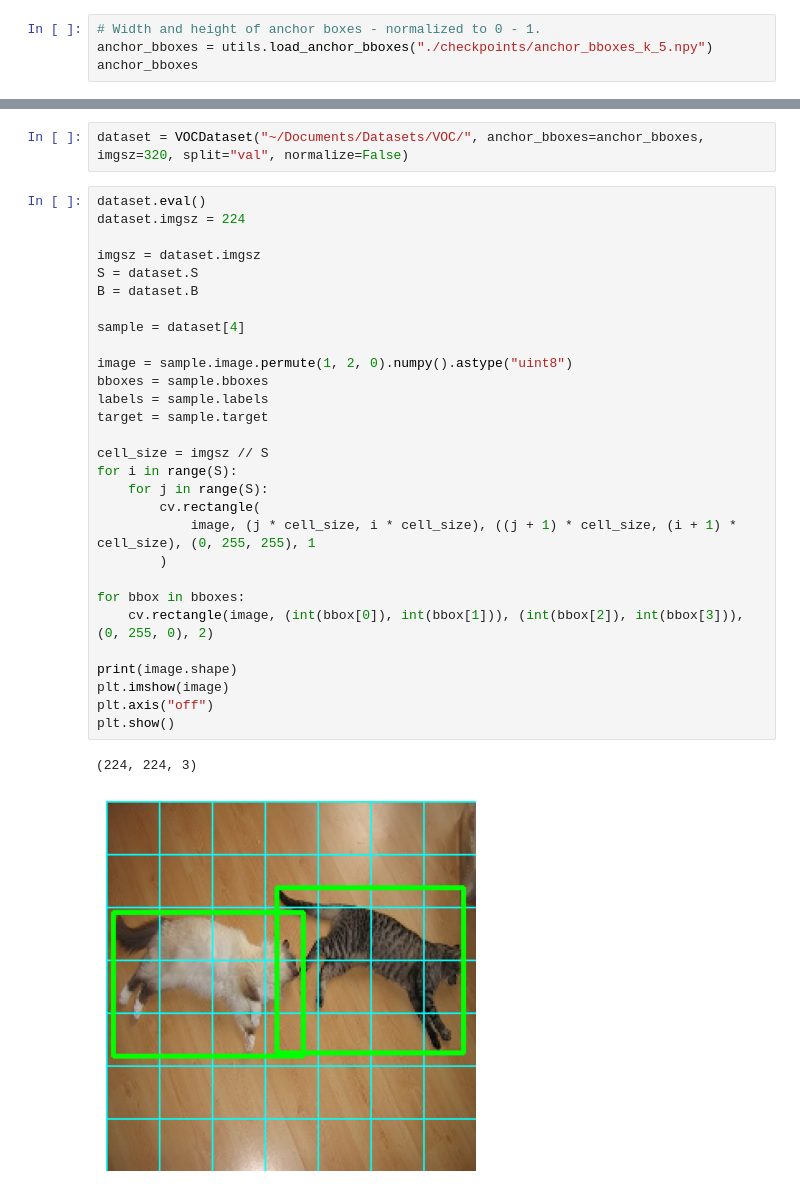
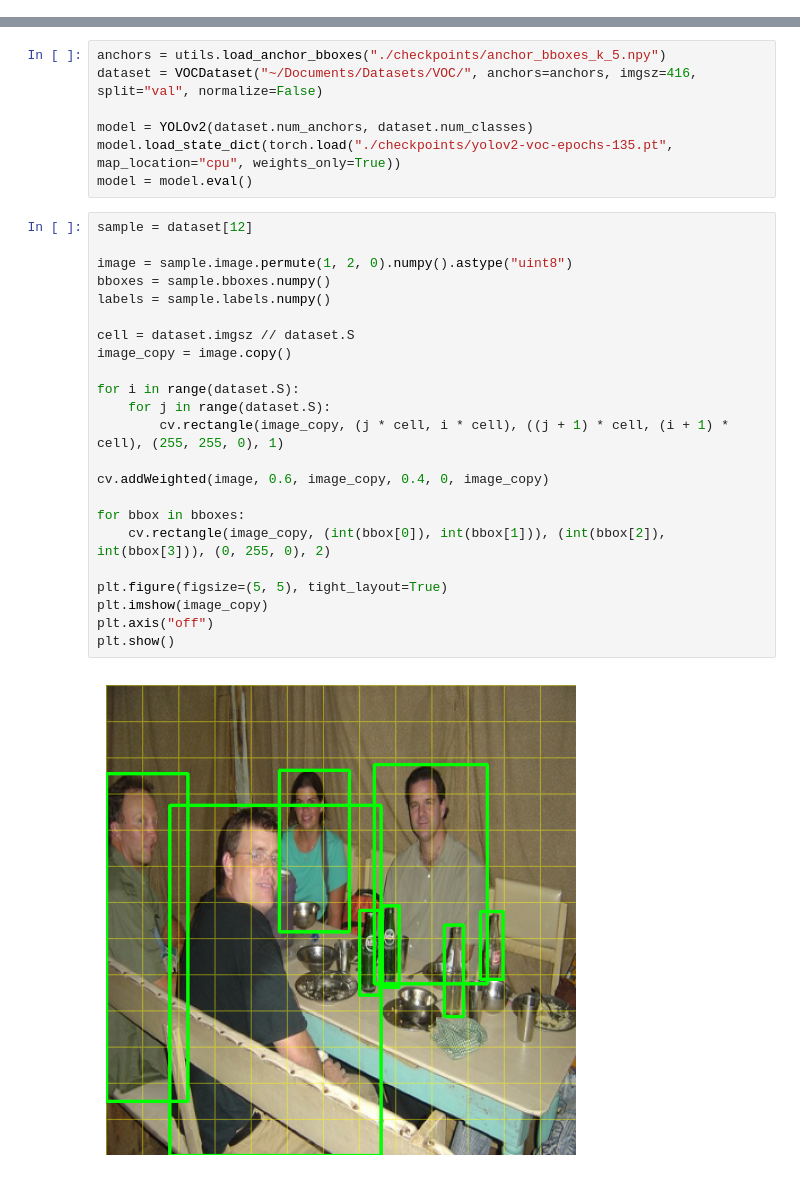
Before and after one commit to mateuszk098/neural-nets, a Jupyter notebook: notebooks/yolo/v2/notes.ipynb, the cells around one changed output, grey strips where cells are left out. Drawn from its saved outputs; the diff is of its cells as text.

```diff
--- a/notebooks/yolo/v2/notes.ipynb
+++ b/notebooks/yolo/v2/notes.ipynb
@@ -21,4 +13,0 @@ torch.Size([1, 125, 13, 13])
-# %%
-# Width and height of anchor boxes - normalized to 0 - 1.
-anchor_bboxes = utils.load_anchor_bboxes("./checkpoints/anchor_bboxes_k_5.npy")
-anchor_bboxes
@@ -31,34 +14,32 @@ tensor([[0.0909, 0.1513],
-# %%
-dataset = VOCDataset("~/Documents/Datasets/VOC/", anchor_bboxes=anchor_bboxes, imgsz=320, split="val", normalize=False)
+# %%
+anchors = utils.load_anchor_bboxes("./checkpoints/anchor_bboxes_k_5.npy")
+dataset = VOCDataset("~/Documents/Datasets/VOC/", anchors=anchors, imgsz=416, split="val", normalize=False)
+
+model = YOLOv2(dataset.num_anchors, dataset.num_classes)
+model.load_state_dict(torch.load("./checkpoints/yolov2-voc-epochs-135.pt", map_location="cpu", weights_only=True))
+model = model.eval()
 # %%
-dataset.eval()
-dataset.imgsz = 224
-
-imgsz = dataset.imgsz
-S = dataset.S
-B = dataset.B
-
-sample = dataset[4]
+sample = dataset[12]
 
 image = sample.image.permute(1, 2, 0).numpy().astype("uint8")
-bboxes = sample.bboxes
-labels = sample.labels
-target = sample.target
+bboxes = sample.bboxes.numpy()
+labels = sample.labels.numpy()
 
-cell_size = imgsz // S
-for i in range(S):
-    for j in range(S):
-        cv.rectangle(
-            image, (j * cell_size, i * cell_size), ((j + 1) * cell_size, (i + 1) * cell_size), (0, 255, 255), 1
-        )
+cell = dataset.imgsz // dataset.S
+image_copy = image.copy()
+
+for i in range(dataset.S):
+    for j in range(dataset.S):
+        cv.rectangle(image_copy, (j * cell, i * cell), ((j + 1) * cell, (i + 1) * cell), (255, 255, 0), 1)
+
+cv.addWeighted(image, 0.6, image_copy, 0.4, 0, image_copy)
 
 for bbox in bboxes:
-    cv.rectangle(image, (int(bbox[0]), int(bbox[1])), (int(bbox[2]), int(bbox[3])), (0, 255, 0), 2)
+    cv.rectangle(image_copy, (int(bbox[0]), int(bbox[1])), (int(bbox[2]), int(bbox[3])), (0, 255, 0), 2)
 
-print(image.shape)
-plt.imshow(image)
+plt.figure(figsize=(5, 5), tight_layout=True)
+plt.imshow(image_copy)
 plt.axis("off")
 plt.show()
 # %% [output]
-(224, 224, 3)
-[figure, old version]
+[figure, new version]
```
Also changed, not shown: parts of 10 cells of this notebook, 7 other files.
